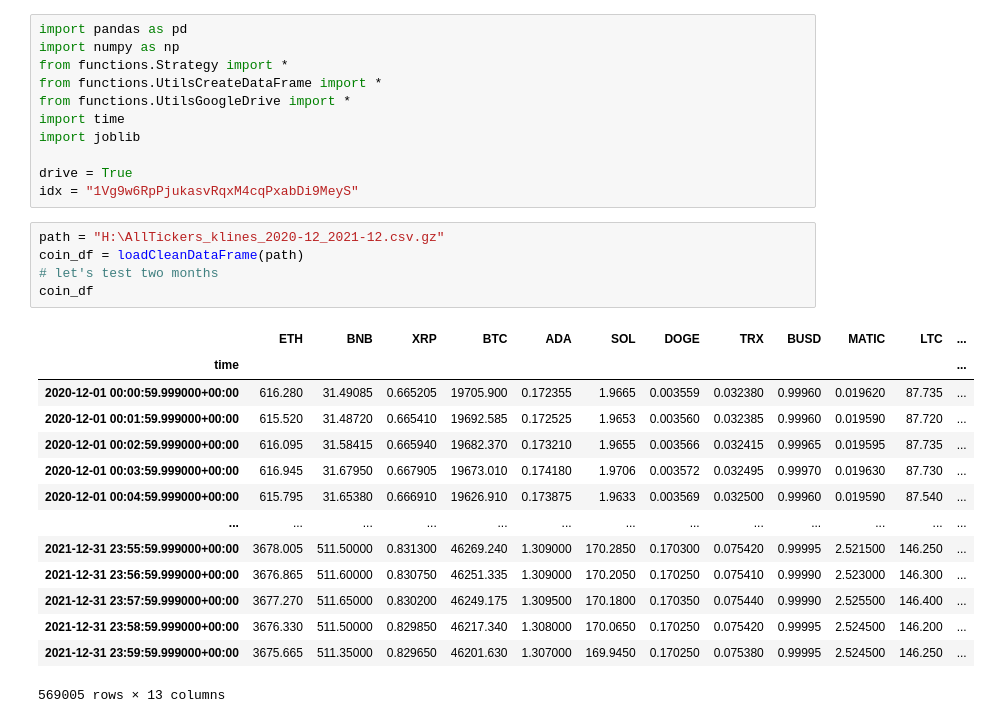
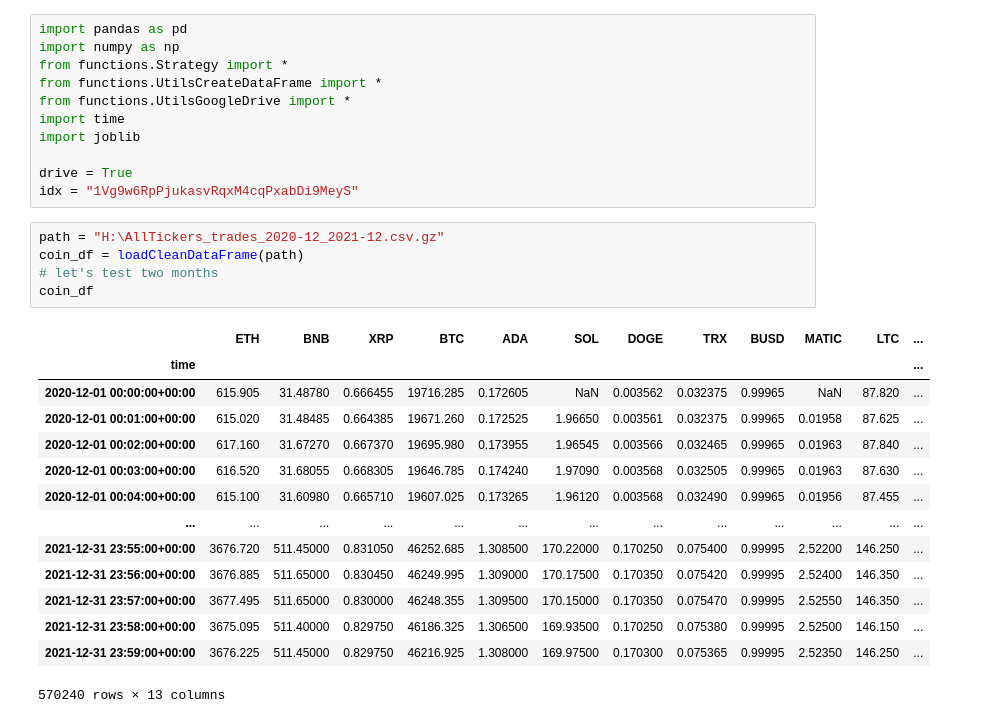
Before and after one commit to djoleglc/StatisticalArbitrage, a Jupyter notebook: TestStrategyMatrix.ipynb, the cells around one changed output. Drawn from its saved outputs; the diff is of its cells as text.

```diff
--- a/TestStrategyMatrix.ipynb
+++ b/TestStrategyMatrix.ipynb
@@ -10,25 +10,25 @@ import joblib
 drive = True
 idx = "1Vg9w6RpPjukasvRqxM4cqPxabDi9MeyS"
 # %%
-path = "H:\AllTickers_klines_2020-12_2021-12.csv.gz"
+path = "H:\AllTickers_trades_2020-12_2021-12.csv.gz"
 coin_df = loadCleanDataFrame(path)
 # let's test two months
 coin_df
 # %% [output]
 |  | ETH | BNB | XRP | BTC | ADA | SOL | DOGE | TRX | BUSD | MATIC | LTC | ... |
 | time |  |  |  |  |  |  |  |  |  |  |  | ... |
-| 2020-12-01 00:00:59.999000+00:00 | 616.280 | 31.49085 | 0.665205 | 19705.900 | 0.172355 | 1.9665 | 0.003559 | 0.032380 | 0.99960 | 0.019620 | 87.735 | ... |
-| 2020-12-01 00:01:59.999000+00:00 | 615.520 | 31.48720 | 0.665410 | 19692.585 | 0.172525 | 1.9653 | 0.003560 | 0.032385 | 0.99960 | 0.019590 | 87.720 | ... |
-| 2020-12-01 00:02:59.999000+00:00 | 616.095 | 31.58415 | 0.665940 | 19682.370 | 0.173210 | 1.9655 | 0.003566 | 0.032415 | 0.99965 | 0.019595 | 87.735 | ... |
-| 2020-12-01 00:03:59.999000+00:00 | 616.945 | 31.67950 | 0.667905 | 19673.010 | 0.174180 | 1.9706 | 0.003572 | 0.032495 | 0.99970 | 0.019630 | 87.730 | ... |
-| 2020-12-01 00:04:59.999000+00:00 | 615.795 | 31.65380 | 0.666910 | 19626.910 | 0.173875 | 1.9633 | 0.003569 | 0.032500 | 0.99960 | 0.019590 | 87.540 | ... |
+| 2020-12-01 00:00:00+00:00 | 615.905 | 31.48780 | 0.666455 | 19716.285 | 0.172605 | NaN | 0.003562 | 0.032375 | 0.99965 | NaN | 87.820 | ... |
+| 2020-12-01 00:01:00+00:00 | 615.020 | 31.48485 | 0.664385 | 19671.260 | 0.172525 | 1.96650 | 0.003561 | 0.032375 | 0.99965 | 0.01958 | 87.625 | ... |
+| 2020-12-01 00:02:00+00:00 | 617.160 | 31.67270 | 0.667370 | 19695.980 | 0.173955 | 1.96545 | 0.003566 | 0.032465 | 0.99965 | 0.01963 | 87.840 | ... |
+| 2020-12-01 00:03:00+00:00 | 616.520 | 31.68055 | 0.668305 | 19646.785 | 0.174240 | 1.97090 | 0.003568 | 0.032505 | 0.99965 | 0.01963 | 87.630 | ... |
+| 2020-12-01 00:04:00+00:00 | 615.100 | 31.60980 | 0.665710 | 19607.025 | 0.173265 | 1.96120 | 0.003568 | 0.032490 | 0.99965 | 0.01956 | 87.455 | ... |
 | ... | ... | ... | ... | ... | ... | ... | ... | ... | ... | ... | ... | ... |
-| 2021-12-31 23:55:59.999000+00:00 | 3678.005 | 511.50000 | 0.831300 | 46269.240 | 1.309000 | 170.2850 | 0.170300 | 0.075420 | 0.99995 | 2.521500 | 146.250 | ... |
-| 2021-12-31 23:56:59.999000+00:00 | 3676.865 | 511.60000 | 0.830750 | 46251.335 | 1.309000 | 170.2050 | 0.170250 | 0.075410 | 0.99990 | 2.523000 | 146.300 | ... |
-| 2021-12-31 23:57:59.999000+00:00 | 3677.270 | 511.65000 | 0.830200 | 46249.175 | 1.309500 | 170.1800 | 0.170350 | 0.075440 | 0.99990 | 2.525500 | 146.400 | ... |
-| 2021-12-31 23:58:59.999000+00:00 | 3676.330 | 511.50000 | 0.829850 | 46217.340 | 1.308000 | 170.0650 | 0.170250 | 0.075420 | 0.99995 | 2.524500 | 146.200 | ... |
-| 2021-12-31 23:59:59.999000+00:00 | 3675.665 | 511.35000 | 0.829650 | 46201.630 | 1.307000 | 169.9450 | 0.170250 | 0.075380 | 0.99995 | 2.524500 | 146.250 | ... |
+| 2021-12-31 23:55:00+00:00 | 3676.720 | 511.45000 | 0.831050 | 46252.685 | 1.308500 | 170.22000 | 0.170250 | 0.075400 | 0.99995 | 2.52200 | 146.250 | ... |
+| 2021-12-31 23:56:00+00:00 | 3676.885 | 511.65000 | 0.830450 | 46249.995 | 1.309000 | 170.17500 | 0.170350 | 0.075420 | 0.99995 | 2.52400 | 146.350 | ... |
+| 2021-12-31 23:57:00+00:00 | 3677.495 | 511.65000 | 0.830000 | 46248.355 | 1.309500 | 170.15000 | 0.170350 | 0.075470 | 0.99995 | 2.52550 | 146.350 | ... |
+| 2021-12-31 23:58:00+00:00 | 3675.095 | 511.40000 | 0.829750 | 46186.325 | 1.306500 | 169.93500 | 0.170250 | 0.075380 | 0.99995 | 2.52500 | 146.150 | ... |
+| 2021-12-31 23:59:00+00:00 | 3676.225 | 511.45000 | 0.829750 | 46216.925 | 1.308000 | 169.97500 | 0.170300 | 0.075365 | 0.99995 | 2.52350 | 146.250 | ... |
-569005 rows × 13 columns
+570240 rows × 13 columns
 # %%
 %%time
 if drive:
```
Also changed, not shown: parts of 3 cells of this notebook.
